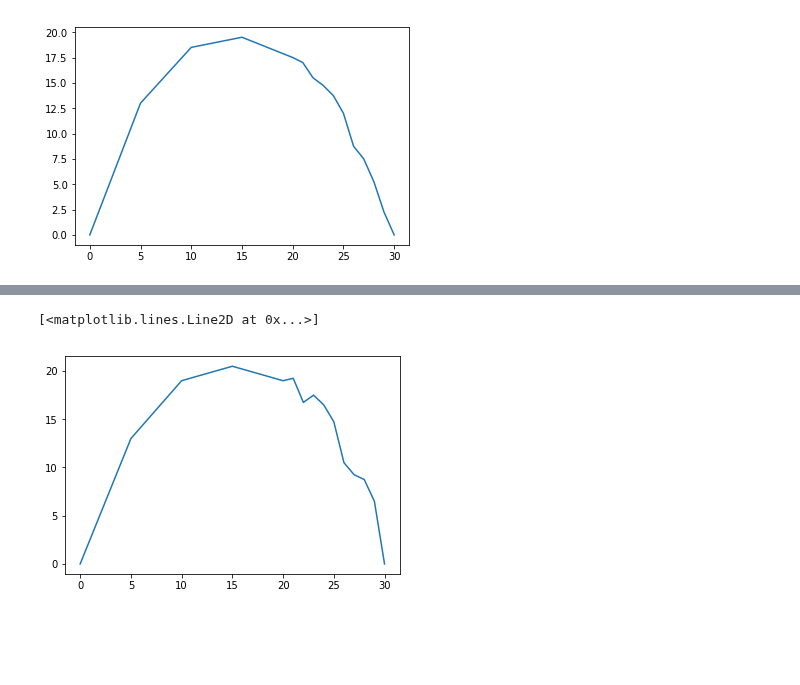
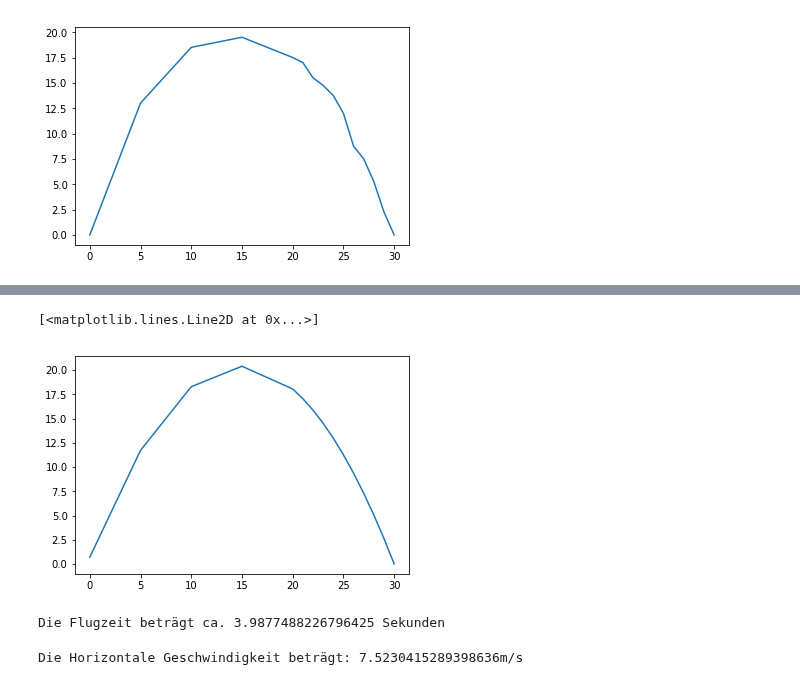
Before and after one commit to darenegade/modellbildung, a Jupyter notebook: Abgabe1/Abgabe1.ipynb, the cells around one changed output, grey strips where cells are left out. Saved outputs shown, nothing was run; the diff lists cells and outputs as text; code cells hidden in the pictures; blank space fills up the shorter version.

```diff
--- a/Abgabe1/Abgabe1.ipynb
+++ b/Abgabe1/Abgabe1.ipynb
@@ -103,5 +97,22 @@ plt.plot(ThrowData['Distance(yds)'], ThrowData['height.1'])
-# %%
-plt.plot(ThrowData['Distance(yds)'], ThrowData['height.2'])
-# %% [output]
-[<matplotlib.lines.Line2D at 0x...>]
-[figure, removed]
+# %%
+coeffs = poly.polyfit(ThrowData['Distance(yds)'],ThrowData['height(ins)'],2);
+ffit = poly.Polynomial(coeffs)    # instead of np.poly1d
+plt.plot(ThrowData['Distance(yds)'], ffit(ThrowData['Distance(yds)']))
+# %% [output]
+[<matplotlib.lines.Line2D at 0x...>]
+[figure, added]
+# %%
+#Dauer des Flugs: Freier Fall aus 20m Höhe Formel s = 1/2 g * t^2
+g = 9.81;
+s = max(ThrowData['height(ins)']);
+t=(s*2/g)**0.5
+t = t * 2 #Ball fliegt in etwa in der gleichen Geschwindigkeit nach oben wie er wieder fällt
+print('Die Flugzeit beträgt ca. ' + str(t) + ' Sekunden')
+# %% [output]
+Die Flugzeit beträgt ca. 3.9877488226796425 Sekunden
+# %%
+#Geschwindigkeit in horzontaler Richtung
+vHoriz = max(ThrowData['Distance(yds)']) / t
+print('Die Horizontale Geschwindigkeit beträgt: ' + str(vHoriz) + ' m/s')
+# %% [output]
+Die Horizontale Geschwindigkeit beträgt: 7.5230415289398636m/s
```
Also changed, not shown: parts of 5 cells of this notebook.
